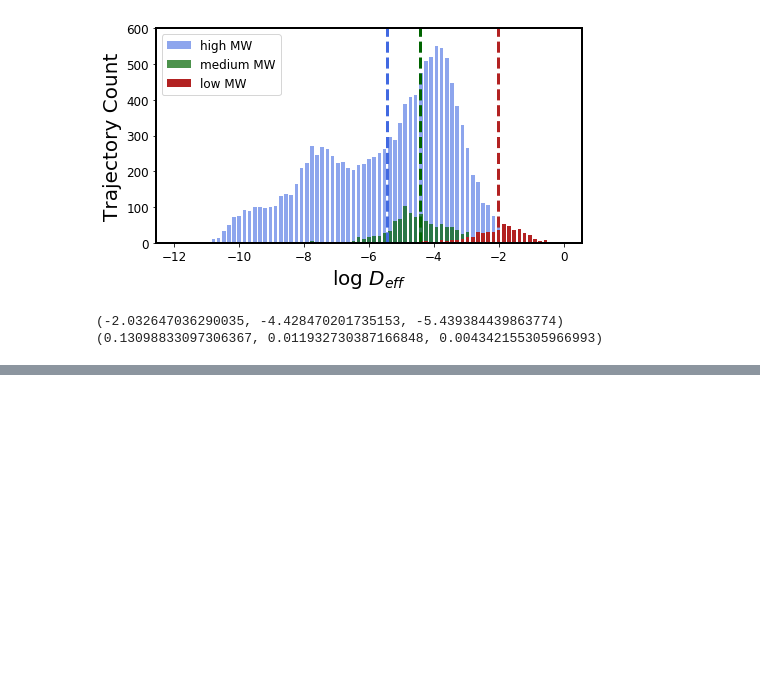
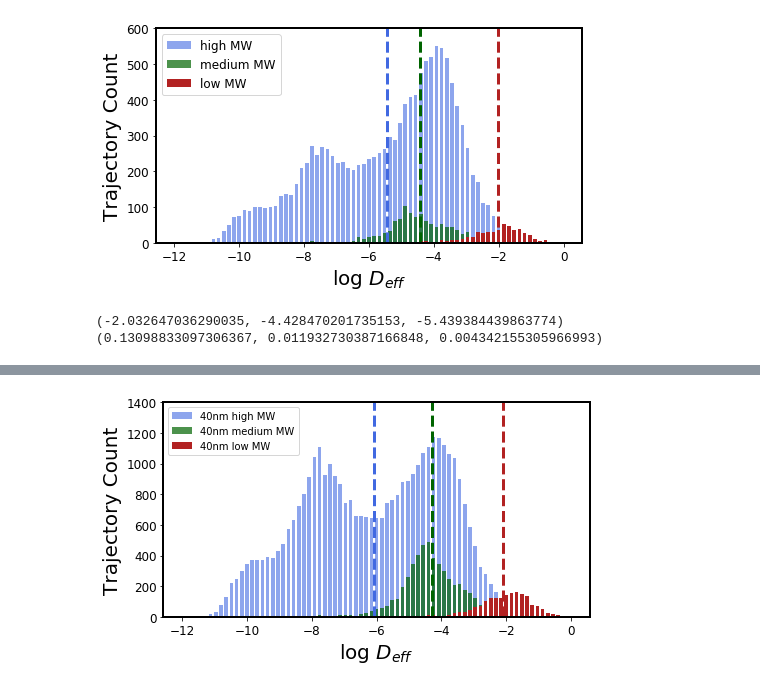
Before and after one commit to mimc7580/diff_classifier, a Jupyter notebook: notebooks/development/07_10_19_MPT_HA_solutions_trial_2_40nm.ipynb, the cells around one changed output, grey strips where cells are left out. Cells and saved outputs as stored; diff of their text form; code cells hidden in the pictures; blank space fills up the shorter version.

Commit message:
Updates from plot generation

```diff
--- a/notebooks/development/07_10_19_MPT_HA_solutions_trial_2_40nm.ipynb
+++ b/notebooks/development/07_10_19_MPT_HA_solutions_trial_2_40nm.ipynb
@@ -643,92 +797,72 @@ import matplotlib.pyplot as plt
 import numpy as np
 import numpy.ma as ma
 
-low_no_nan_40 = low_MW_40.replace(0,np.nan)
-med_no_nan_40 = med_MW_40.replace(0,np.nan)
-high_no_nan_40 = high_MW_40.replace(0,np.nan)
-low_no_nan_100 = low_MW_100.replace(0,np.nan)
-med_no_nan_100 = med_MW_100.replace(0,np.nan)
-high_no_nan_100 = high_MW_100.replace(0,np.nan)
+lowMW_40nm_1 = pd.read_csv('40nm_lowMW_trial_1.csv')
+medMW_40nm_1 = pd.read_csv('40nm_medMW_trial_1.csv')
+highMW_40nm_1 = pd.read_csv('40nm_highMW_trial_1.csv')
 
+lowMW_40nm_2 = pd.read_csv('40nm_lowMW_trial_2.csv')
+medMW_40nm_2 = pd.read_csv('40nm_medMW_trial_2.csv')
+highMW_40nm_2 = pd.read_csv('40nm_highMW_trial_2.csv')
 
-log_Deff_low_40 = np.log(low_no_nan_40[0].dropna())
-log_Deff_med_40 = np.log(med_no_nan_40[0].dropna())
-log_Deff_high_40 = np.log(high_no_nan_40[0].dropna())
-log_Deff_low_100 = np.log(low_no_nan_100[0].dropna())
-log_Deff_med_100 = np.log(med_no_nan_100[0].dropna())
-log_Deff_high_100 = np.log(high_no_nan_100[0].dropna())
+lowMW_40nm_Deffs = pd.DataFrame()
+medMW_40nm_Deffs = pd.DataFrame()
+highMW_40nm_Deffs = pd.DataFrame()
 
-test_bins = np.linspace(-8, 4, 76)
+lowMW_40nm_Deffs = pd.concat([lowMW_40nm_1, lowMW_40nm_2], axis=0)
+medMW_40nm_Deffs = pd.concat([medMW_40nm_1, medMW_40nm_2], axis=0)
+highMW_40nm_Deffs = pd.concat([highMW_40nm_1, highMW_40nm_2], axis=0)
+
+low_40_no_nan = lowMW_40nm_Deffs.replace(0,np.nan)
+med_40_no_nan = medMW_40nm_Deffs.replace(0,np.nan)
+high_40_no_nan = highMW_40nm_Deffs.replace(0,np.nan)
+
+log_Deff_low_40 = np.log(low_40_no_nan.dropna())
+log_Deff_med_40 = np.log(med_40_no_nan.dropna())
+log_Deff_high_40 = np.log(high_40_no_nan.dropna())
+
+test_bins = np.linspace(-12, 0, 76)
 
 low_hist_40, low_bins_40 = np.histogram(log_Deff_low_40, bins=test_bins)
 med_hist_40, med_bins_40 = np.histogram(log_Deff_med_40, bins=test_bins)
 high_hist_40, high_bins_40 = np.histogram(log_Deff_high_40, bins=test_bins)
-low_hist_100, low_bins_100 = np.histogram(log_Deff_low_100, bins=test_bins)
-med_hist_100, med_bins_100 = np.histogram(log_Deff_med_100, bins=test_bins)
-high_hist_100, high_bins_100 = np.histogram(log_Deff_high_100, bins=test_bins)
 
-low_avg_40 = np.mean(log_Deff_low_40)
-med_avg_40 = np.mean(log_Deff_med_40)
-high_avg_40 = np.mean(log_Deff_high_40)
-low_avg_100 = np.mean(log_Deff_low_100)
-med_avg_100 = np.mean(log_Deff_med_100)
-high_avg_100 = np.mean(log_Deff_high_100)
+low_avg_40 = np.mean(log_Deff_low_40)[0]
+med_avg_40 = np.mean(log_Deff_med_40)[0]
+high_avg_40 = np.mean(log_Deff_high_40)[0]
 
 plt.rc('axes', linewidth=2)
 low_plot_40, med_plot_40, high_plot_40 = low_hist_40, med_hist_40, high_hist_40
-low_plot_100, med_plot_100, high_plot_100 = low_hist_100, med_hist_100, high_hist_100
 bins = test_bins
 width = 0.7 * (bins[1] - bins[0])
 center = (bins[:-1] + bins[1:])/2
 
 plt.figure(1, figsize=(7,4)).tight_layout()
-plt.bar(center, high_plot_40, color='royalblue', align='center', width=width, alpha=0.4, label='40nm high MW')
-plt.axvline(high_avg_40, color='royalblue', linestyle='--', linewidth=3, alpha=0.4)
+plt.bar(center, high_plot_40, color='royalblue', align='center', width=width, alpha=0.6, label='40nm high MW')
+plt.axvline(high_avg_40, color='royalblue', linestyle='--', linewidth=3)
 plt.ylim((0,800))
 plt.xlabel('log $D_{eff}$', fontsize=20)
 plt.ylabel('Trajectory Count', fontsize=20)
 plt.tick_params(axis='both', which='major', labelsize=12)
 
 plt.figure(1, figsize=(7,4)).tight_layout()
-plt.bar(center, med_plot_40, color='darkgreen', align='center', width=width, alpha=0.4, label='40nm medium MW')
-plt.axvline(med_avg_40, color='darkgreen', linestyle='--', linewidth=3, alpha=0.4)
+plt.bar(center, med_plot_40, color='darkgreen', align='center', width=width, alpha=0.7, label='40nm medium MW')
+plt.axvline(med_avg_40, color='darkgreen', linestyle='--', linewidth=3)
 plt.ylim((0,400))
 plt.xlabel('log $D_{eff}$', fontsize=20)
 plt.ylabel('Trajectory Count', fontsize=20)
 plt.tick_params(axis='both', which='major', labelsize=12)
 
 plt.figure(1, figsize=(7,4)).tight_layout()
-plt.bar(center, low_plot_40, color='firebrick', align='center', width=width, alpha=0.4, label='40nm low MW')
-plt.axvline(low_avg_40, color='firebrick', linestyle='--', linewidth=3, alpha=0.4)
+plt.bar(center, low_plot_40, color='firebrick', align='center', width=width, alpha=1, label='40nm low MW')
+plt.axvline(low_avg_40, color='firebrick', linestyle='--', linewidth=3)
 plt.ylim((0,100))
 plt.xlabel('log $D_{eff}$', fontsize=20)
 plt.ylabel('Trajectory Count', fontsize=20)
 plt.tick_params(axis='both', which='major', labelsize=12)
 
-plt.figure(1, figsize=(7,4)).tight_layout()
-plt.bar(center, high_plot_100, color='royalblue', align='center', width=width, alpha=1, label='100nm high MW')
-plt.axvline(high_avg_100, color='royalblue', linestyle='--', linewidth=3, alpha=1)
-plt.ylim((0,800))
-plt.xlabel('log $D_{eff}$', fontsize=20)
-plt.ylabel('Trajectory Count', fontsize=20)
-plt.tick_params(axis='both', which='major', labelsize=12)
-
-plt.figure(1, figsize=(7,4)).tight_layout()
-plt.bar(center, med_plot_100, color='darkgreen', align='center', width=width, alpha=1, label='100nm med MW')
-plt.axvline(med_avg_100, color='darkgreen', linestyle='--', linewidth=3, alpha=1)
-plt.ylim((0,400))
-plt.xlabel('log $D_{eff}$', fontsize=20)
-plt.ylabel('Trajectory Count', fontsize=20)
-plt.tick_params(axis='both', which='major', labelsize=12)
-
-plt.figure(1, figsize=(7,4)).tight_layout()
-plt.bar(center, low_plot_100, color='firebrick', align='center', width=width, alpha=1, label='100nm low MW')
-plt.axvline(low_avg_100, color='firebrick', linestyle='--', linewidth=3, alpha=1)
-plt.ylim((0,100))
-plt.xlabel('log $D_{eff}$', fontsize=20)
-plt.ylabel('Trajectory Count', fontsize=20)
-plt.tick_params(axis='both', which='major', labelsize=12)
-
-plt.ylim((0,800))
+plt.ylim((0,1400))
 plt.legend()
 plt.show()
+# %% [output]
+[figure, added]
```
Also changed, not shown: parts of 12 cells of this notebook.
